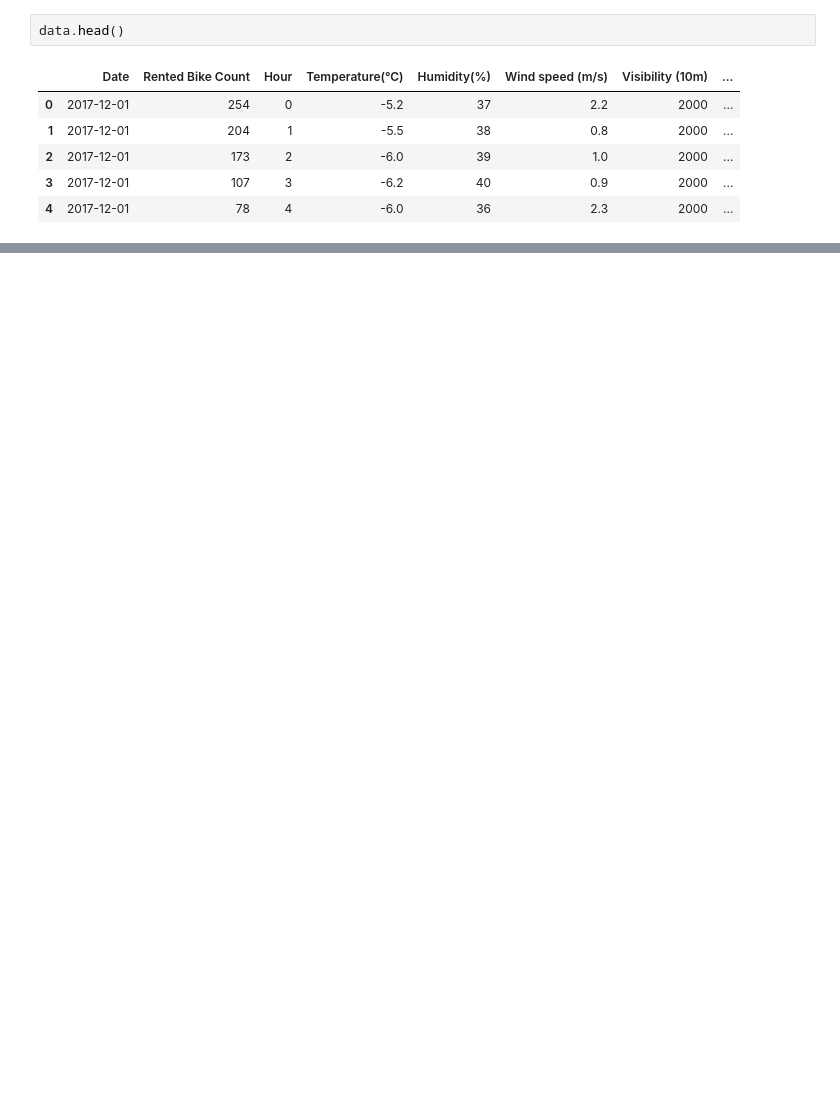
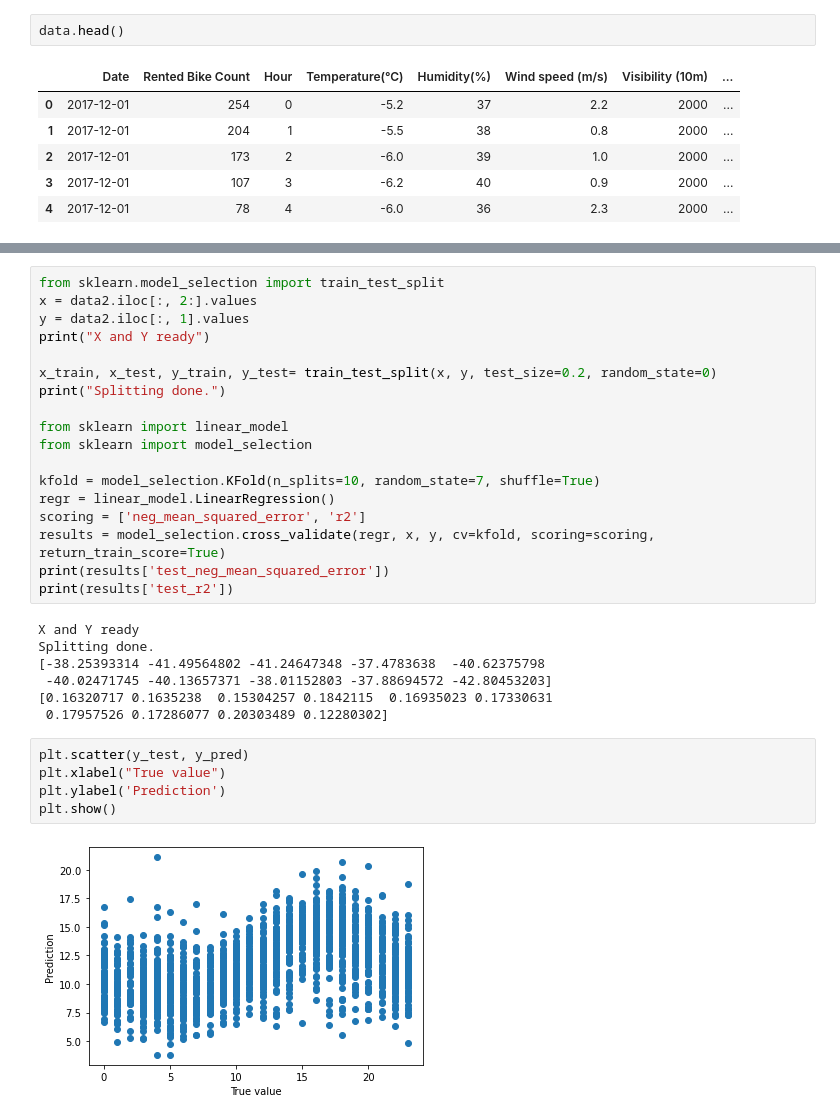
Before and after one commit to toni5rovic/MachineLearning, a Jupyter notebook: Project1/ML - Project 1 - Seoul Bike Sharing Data.ipynb, the cells around one changed output, grey strips where cells are left out. Saved outputs shown, nothing was run; the diff lists cells and outputs as text; blank space fills up the shorter version.

```diff
--- a/Project1/ML - Project 1 - Seoul Bike Sharing Data.ipynb
+++ b/Project1/ML - Project 1 - Seoul Bike Sharing Data.ipynb
@@ -106,0 +147,32 @@ Name: 4920, dtype: object
+# %%
+from sklearn.model_selection import train_test_split
+x = data2.iloc[:, 2:].values
+y = data2.iloc[:, 1].values
+print("X and Y ready")
+
+x_train, x_test, y_train, y_test= train_test_split(x, y, test_size=0.2, random_state=0)
+print("Splitting done.")
+
+from sklearn import linear_model
+from sklearn import model_selection
+
+kfold = model_selection.KFold(n_splits=10, random_state=7, shuffle=True)
+regr = linear_model.LinearRegression()
+scoring = ['neg_mean_squared_error', 'r2']
+results = model_selection.cross_validate(regr, x, y, cv=kfold, scoring=scoring, return_train_score=True)
+print(results['test_neg_mean_squared_error'])
+print(results['test_r2'])
+# %% [output]
+X and Y ready
+Splitting done.
+[-38.25393314 -41.49564802 -41.24647348 -37.4783638  -40.62375798
+ -40.02471745 -40.13657371 -38.01152803 -37.88694572 -42.80453203]
+[0.16320717 0.1635238  0.15304257 0.1842115  0.16935023 0.17330631
+ 0.17957526 0.17286077 0.20303489 0.12280302]
+# %%
+plt.scatter(y_test, y_pred)
+plt.xlabel("True value")
+plt.ylabel('Prediction')
+plt.show()
+# %% [output]
+[figure, added]
```
Also changed, not shown: parts of 23 cells of this notebook.
